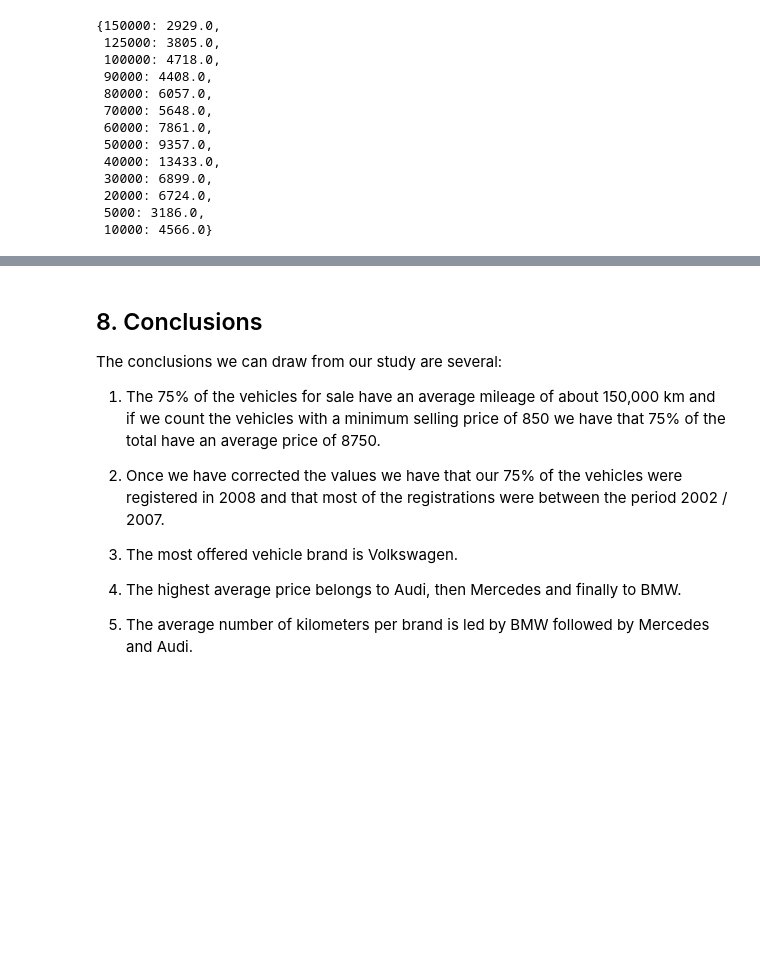
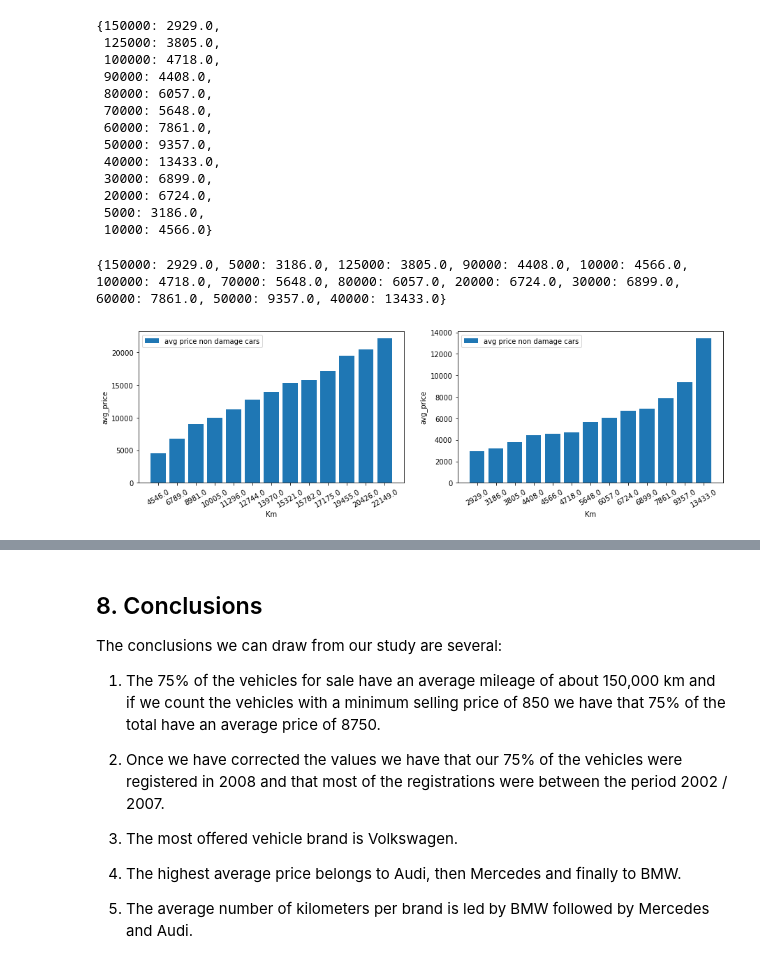
Before and after one commit to albertjimrod/Data-science-projects, a Jupyter notebook: 02 Data_Analisis_Visualization/00_Numpy introduction/Exploring Ebay Car Sales Data v2.ipynb, the cells around one changed output, grey strips where cells are left out. Cells and saved outputs as stored; diff of their text form; code cells hidden in the pictures; blank space fills up the shorter version.

```diff
--- a/02 Data_Analisis_Visualization/00_Numpy introduction/Exploring Ebay Car Sales Data v2.ipynb
+++ b/02 Data_Analisis_Visualization/00_Numpy introduction/Exploring Ebay Car Sales Data v2.ipynb
@@ -1360,2 +1398,7 @@ def combi_marca_modelo_top(marca):
 # %% [markdown]
 Model within each brand that is repeated more times within our data set, the order is given by the brand of the vehicle.
+# %%
+bool_fiat = auto_clean['brand'] == 'alfa_romeo'
+# %%
+x = auto_clean.loc[bool_fiat,'model']
+x.value_counts().index[0:1]
@@ -1450,3 +1501,7 @@ avg_price_by_km_non_damage
  20000: 19455.0,
  5000: 20426.0,
  10000: 22149.0}
+# %%
+marklist = sorted(avg_price_by_km_non_damage.items(),key=lambda x:x[1])
+sort_avg_price_by_km_non_damage = dict(marklist)
+print(sort_avg_price_by_km_non_damage)
@@ -1524,3 +1565,39 @@ avg_price_by_km_damage
  20000: 6724.0,
  5000: 3186.0,
  10000: 4566.0}
+# %%
+marklist = sorted(avg_price_by_km_damage.items(),key=lambda x:x[1])
+sort_avg_price_by_km_damage = dict(marklist)
+print(sort_avg_price_by_km_damage)
+# %% [output]
+{150000: 2929.0, 5000: 3186.0, 125000: 3805.0, 90000: 4408.0, 10000: 4566.0, 100000: 4718.0, 70000: 5648.0, 80000: 6057.0, 20000: 6724.0, 30000: 6899.0, 60000: 7861.0, 50000: 9357.0, 40000: 13433.0}
+# %%
+plt.figure(figsize = (15,4))
+
+plt.subplot(1,2,1)
+
+data_nodamage_1 = range(len(sort_avg_price_by_km_non_damage))
+data_nodamage_2 = list(sort_avg_price_by_km_non_damage.values())
+
+plt.bar(data_nodamage_1,data_nodamage_2,label="avg price non damage cars")
+plt.legend()
+
+plt.xticks(data_nodamage_1, data_nodamage_2,rotation=30)
+plt.xlabel("Km")
+plt.ylabel("avg_price")
+
+plt.subplot(1,2,2)
+
+
+data_damage_1 = range(len(sort_avg_price_by_km_damage))
+data_damage_2 = list(sort_avg_price_by_km_damage.values())
+
+plt.bar(data_damage_1,data_damage_2,label="avg price non damage cars")
+plt.legend()
+
+plt.xticks(data_damage_1, data_damage_2,rotation=30)
+plt.xlabel("Km")
+plt.ylabel("avg_price")
+plt.show()
+# %% [output]
+[figure, added]
```
Also changed, not shown: parts of 34 cells of this notebook.
